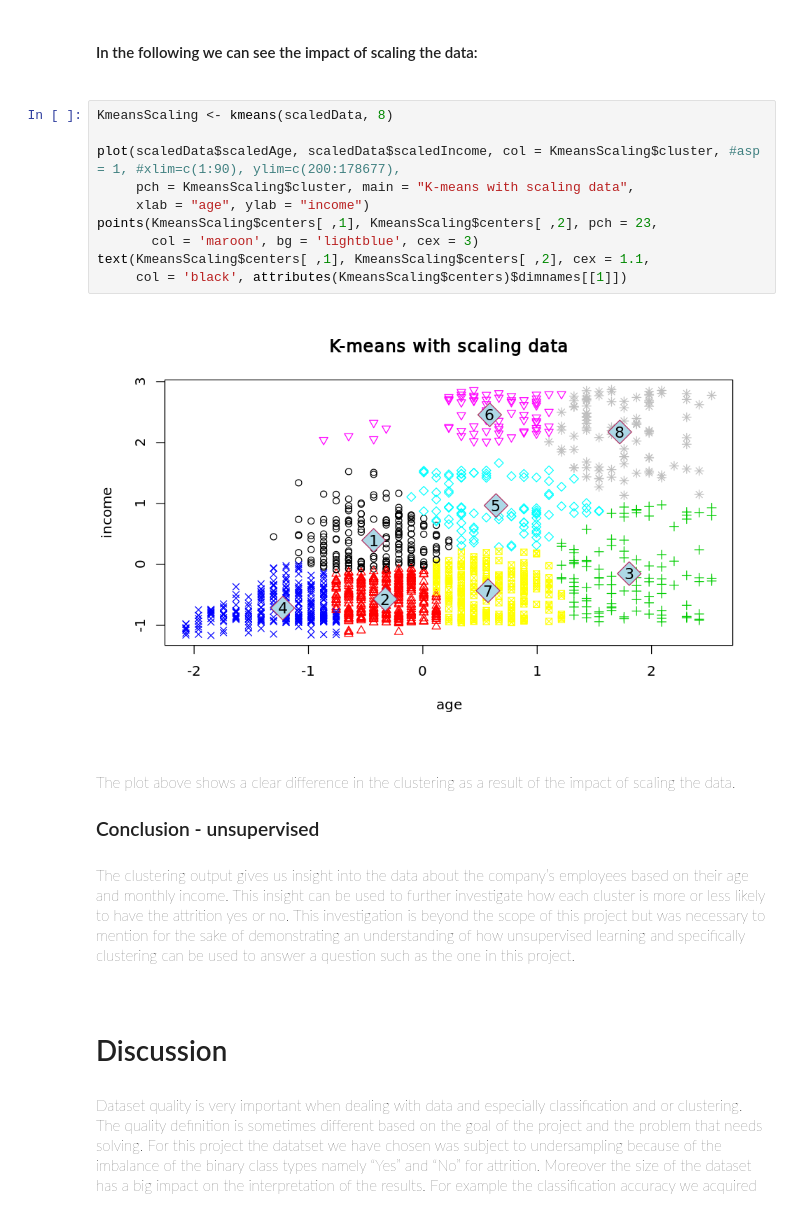
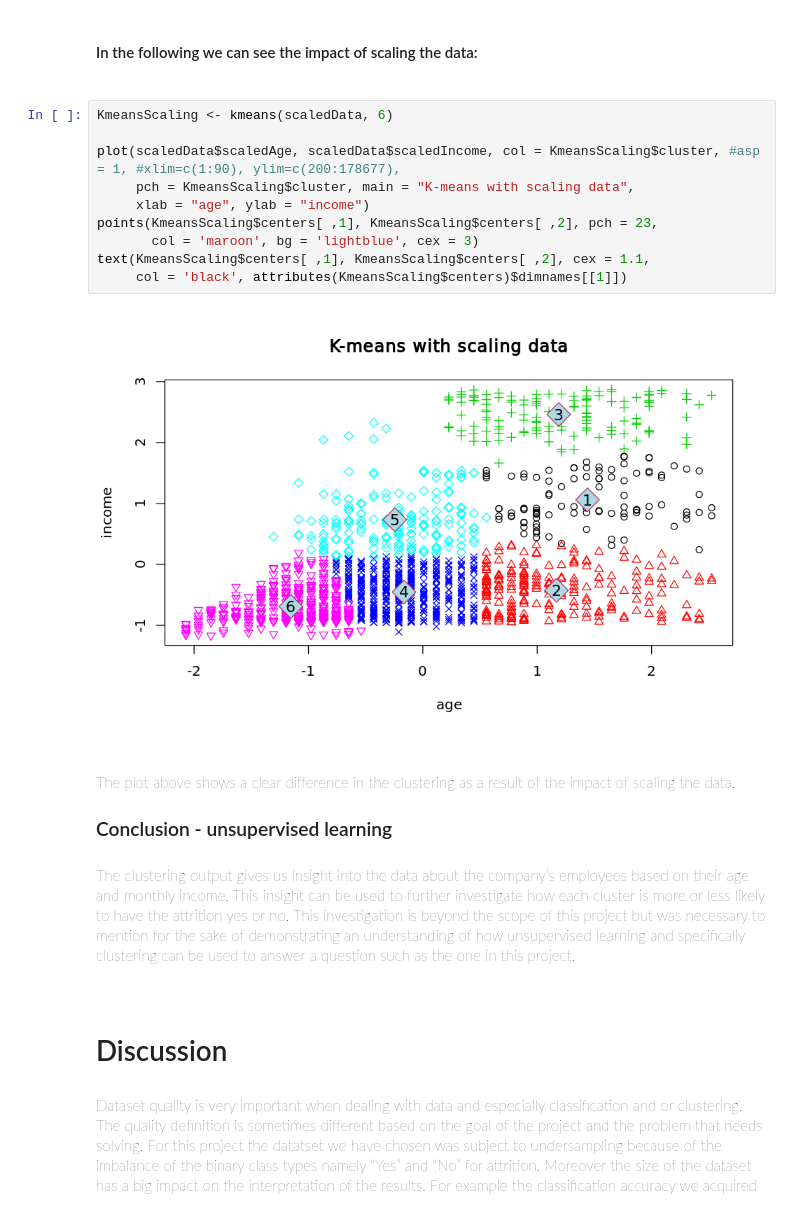
Before and after one commit to Hammi007/R_bigdata, a Jupyter notebook: Main.ipynb, the cells around one changed output. Cells and saved outputs as stored; diff of their text form.

```diff
--- a/Main.ipynb
+++ b/Main.ipynb
@@ -423,23 +411,23 @@ The plot displays eight clusters as we chose earlier. We notice that the cluster
 # %% [markdown]
 <h4>In the following we can see the impact of scaling the data:<h4>
 # %%
-KmeansScaling <- kmeans(scaledData, 8)
+KmeansScaling <- kmeans(scaledData, 6)
 
 plot(scaledData$scaledAge, scaledData$scaledIncome, col = KmeansScaling$cluster, #asp = 1, #xlim=c(1:90), ylim=c(200:178677),
      pch = KmeansScaling$cluster, main = "K-means with scaling data",
      xlab = "age", ylab = "income")
 points(KmeansScaling$centers[ ,1], KmeansScaling$centers[ ,2], pch = 23,
        col = 'maroon', bg = 'lightblue', cex = 3)
 text(KmeansScaling$centers[ ,1], KmeansScaling$centers[ ,2], cex = 1.1,
      col = 'black', attributes(KmeansScaling$centers)$dimnames[[1]])
 # %% [output]
-[figure, old version]
+[figure, new version]
 # %% [markdown]
 <h4 style = "line-height: 200%; font-weight: lighter;">
 The plot above shows a clear difference in the clustering as a result of the impact of scaling the data.
 <h4>
 
-<h3>Conclusion - unsupervised<h3>
+<h3>Conclusion - unsupervised learning<h3>
 <h4 style = "line-height: 200%; font-weight: lighter;">
 The clustering output gives us insight into the data about the company’s employees based on their age and monthly income. This insight can be used to further investigate how each cluster is more or less likely to have the attrition yes or no. This investigation is beyond the scope of this project but was necessary to mention for the sake of demonstrating an understanding of how unsupervised learning and specifically clustering can be used to answer a question such as the one in this project.
 <h4>
```
Also changed, not shown: parts of 15 cells of this notebook.
